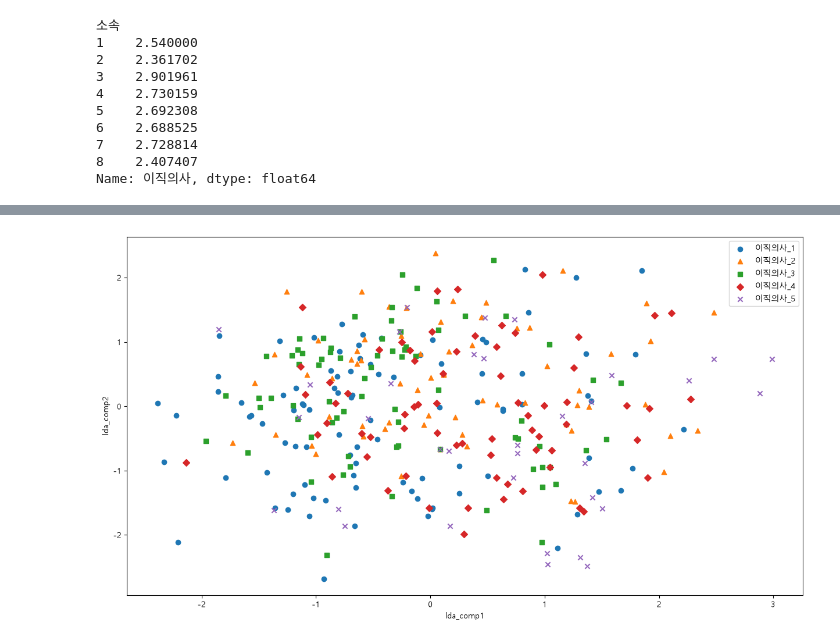
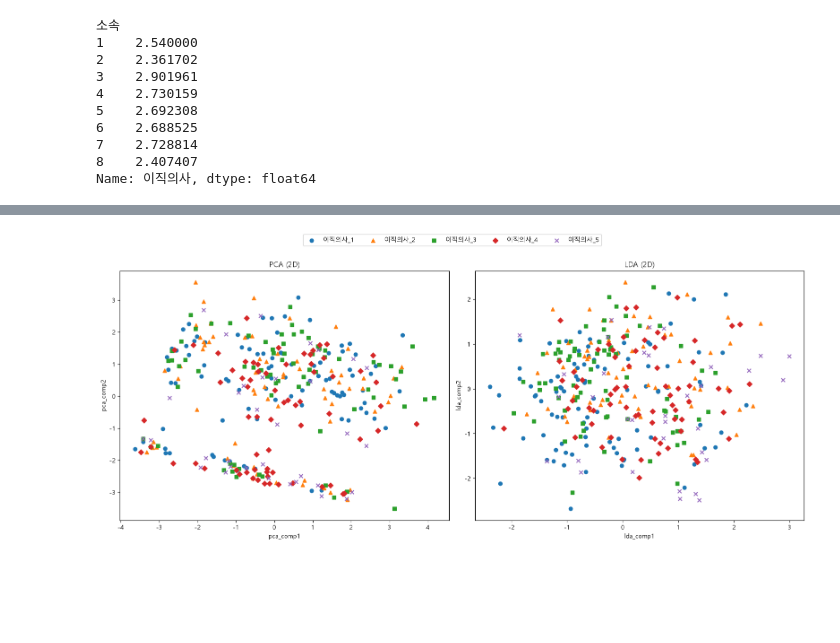
Before and after one commit to ununbum/AIBigDataProject, a Jupyter notebook: src/train_model.ipynb, the cells around one changed output, grey strips where cells are left out. Drawn from its saved outputs; the diff is of its cells as text; code cells hidden in the pictures; blank space fills up the shorter version.

```diff
--- a/src/train_model.ipynb
+++ b/src/train_model.ipynb
@@ -251,20 +239,28 @@ weighted avg       0.23      0.24      0.23       113
-# %%
-## 결합 LDA(2D) 시각화
-plt.figure(figsize=(15,8))
-
-X_tn_lda_combined_df = pd.DataFrame(X_tn_lda_combined, columns=['lda_comp1', 'lda_comp2'])
-X_tn_lda_combined_df['target'] = y_tn.values
-
-for level in range(1, 6):
-    df_level = X_tn_lda_combined_df[X_tn_lda_combined_df['target'] == level]
-    plt.scatter(df_level['lda_comp1'], df_level['lda_comp2'],
-                marker=markers[level], label=f'이직의사_{level}')
-
-plt.xlabel('lda_comp1')
-plt.ylabel('lda_comp2')
-plt.legend()
-plt.show()
-# %% [output]
-[figure, removed]
+# %%
+## PCA(2D) vs 결합 LDA(2D) 산점도를 나란히 비교
+fig, axes = plt.subplots(1, 2, figsize=(16, 7))
+
+for level in range(1, 6):
+    df_level = X_tn_pda_df[X_tn_pda_df['target'] == level]
+    axes[0].scatter(df_level['pda_comp1'], df_level['pda_comp2'],
+                     marker=markers[level], label=f'이직의사_{level}')
+axes[0].set_title('PCA (2D)')
+axes[0].set_xlabel('pca_comp1')
+axes[0].set_ylabel('pca_comp2')
+
+for level in range(1, 6):
+    df_level = X_tn_lda_combined_df[X_tn_lda_combined_df['target'] == level]
+    axes[1].scatter(df_level['lda_comp1'], df_level['lda_comp2'],
+                     marker=markers[level], label=f'이직의사_{level}')
+axes[1].set_title('LDA (2D)')
+axes[1].set_xlabel('lda_comp1')
+axes[1].set_ylabel('lda_comp2')
+
+handles, labels = axes[0].get_legend_handles_labels()
+fig.legend(handles, labels, loc='upper center', ncol=5)
+plt.tight_layout(rect=[0, 0, 1, 0.93])
+plt.show()
+# %% [output]
+[figure, added]
 # %%
 ## LDA/RandomForest 모두 5점(고위험)을 분류로는 못 잡아냈으니,
```
Also changed, not shown: parts of 8 cells of this notebook.
